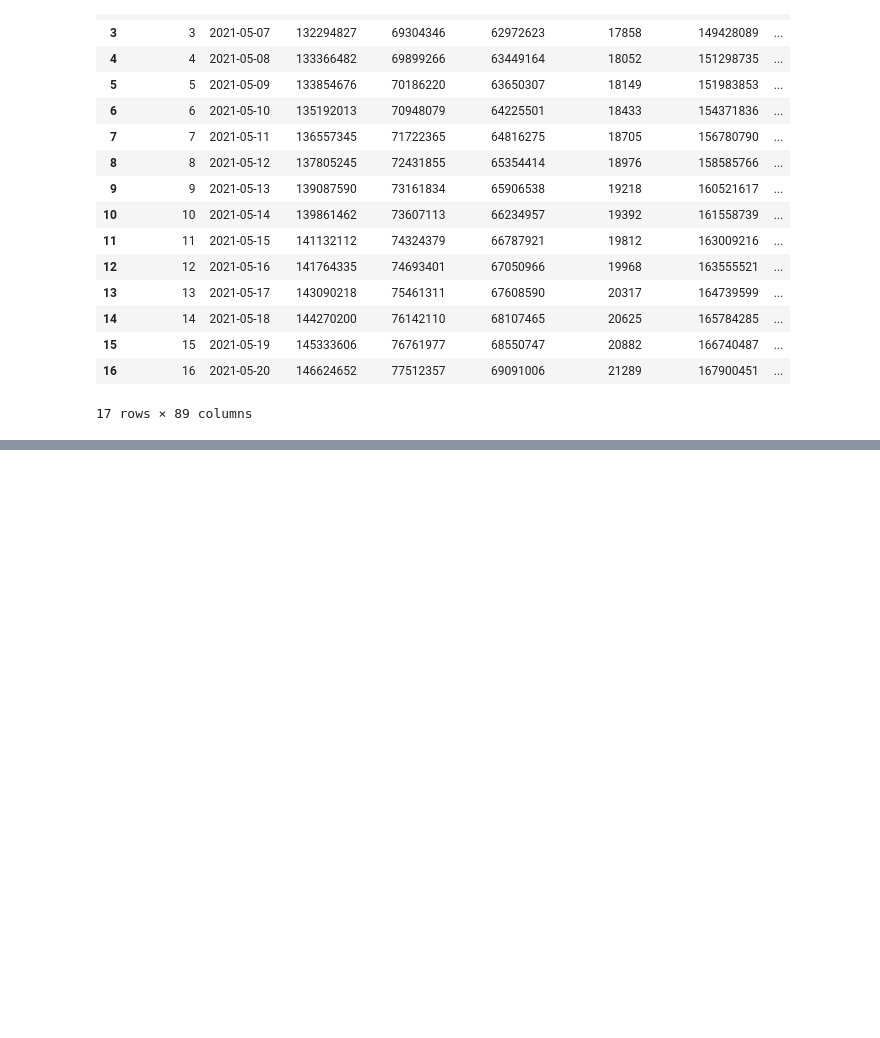
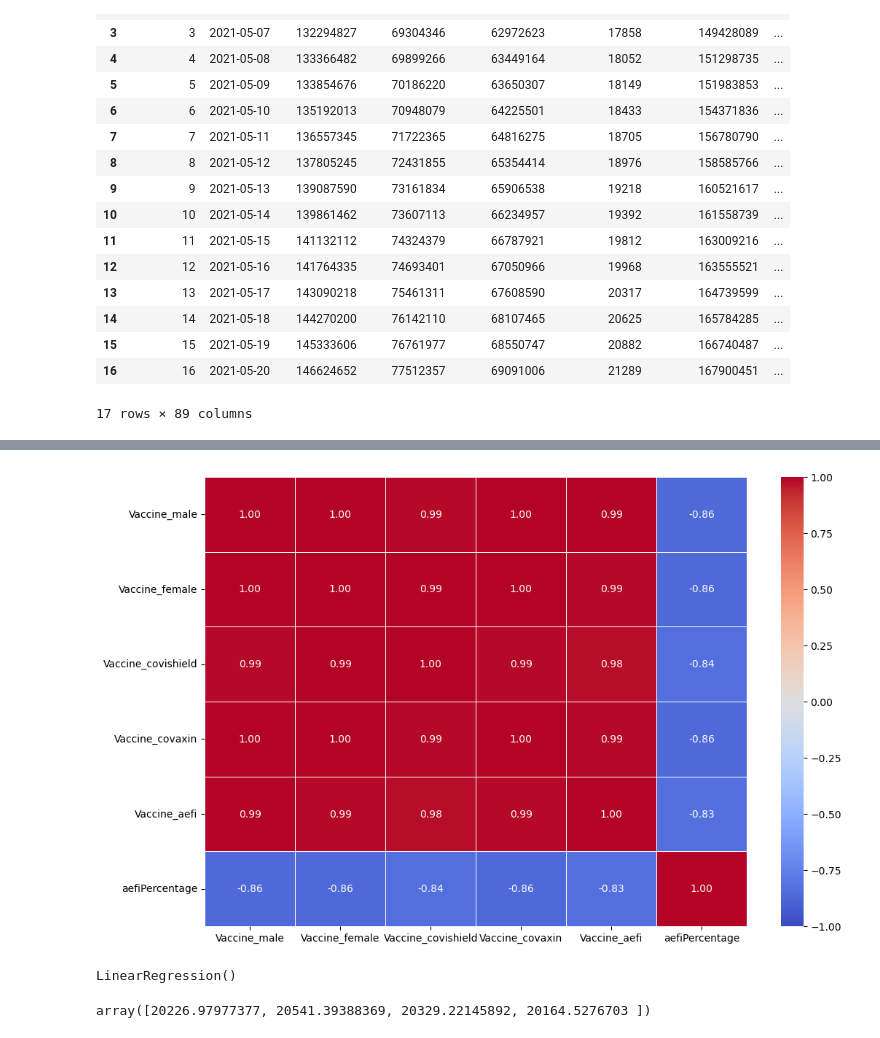
Before and after one commit to deyeon/vaccine_app, a Jupyter notebook: vaccine_app.ipynb, the cells around one changed output, grey strips where cells are left out. Drawn from its saved outputs; the diff is of its cells as text; code cells hidden in the pictures; blank space fills up the shorter version.

```diff
--- a/vaccine_app.ipynb
+++ b/vaccine_app.ipynb
@@ -139,5 +138,3 @@ df.describe()
-# %%
-df = df.loc[:,['Vaccine_male','Vaccine_female','Vaccine_covishield','Vaccine_covaxin','Vaccine_aefi','aefiPercentage']]
 # %%
 df.isna().sum()
 # %% [output]
@@ -157,0 +153,2 @@ plt.show()
+# %%
+df = df.loc[:,['Date','Vaccine_male','Vaccine_female','Vaccine_covishield','Vaccine_covaxin','Vaccine_aefi','aefiPercentage']]
@@ -157,0 +175,7 @@ plt.show()
+# %%
+plt.figure(figsize=(12,8))
+sb.heatmap(data=df.loc[:,['Vaccine_male','Vaccine_female','Vaccine_covishield','Vaccine_covaxin','Vaccine_aefi','aefiPercentage']].corr(),annot=True,fmt='.2f',cmap='coolwarm',
+          vmin = -1,vmax=1,linewidths=0.5)
+plt.show()
+# %% [output]
+[figure, added]
@@ -157,0 +192,4 @@ plt.show()
+# %%
+regressor.fit(X_train,y_train)
+# %% [output]
+LinearRegression()
@@ -157,0 +198,4 @@ plt.show()
+# %%
+y_pred
+# %% [output]
+array([20226.97977377, 20541.39388369, 20329.22145892, 20164.5276703 ])
```
Also changed, not shown: parts of 17 cells of this notebook, 1 other file.
